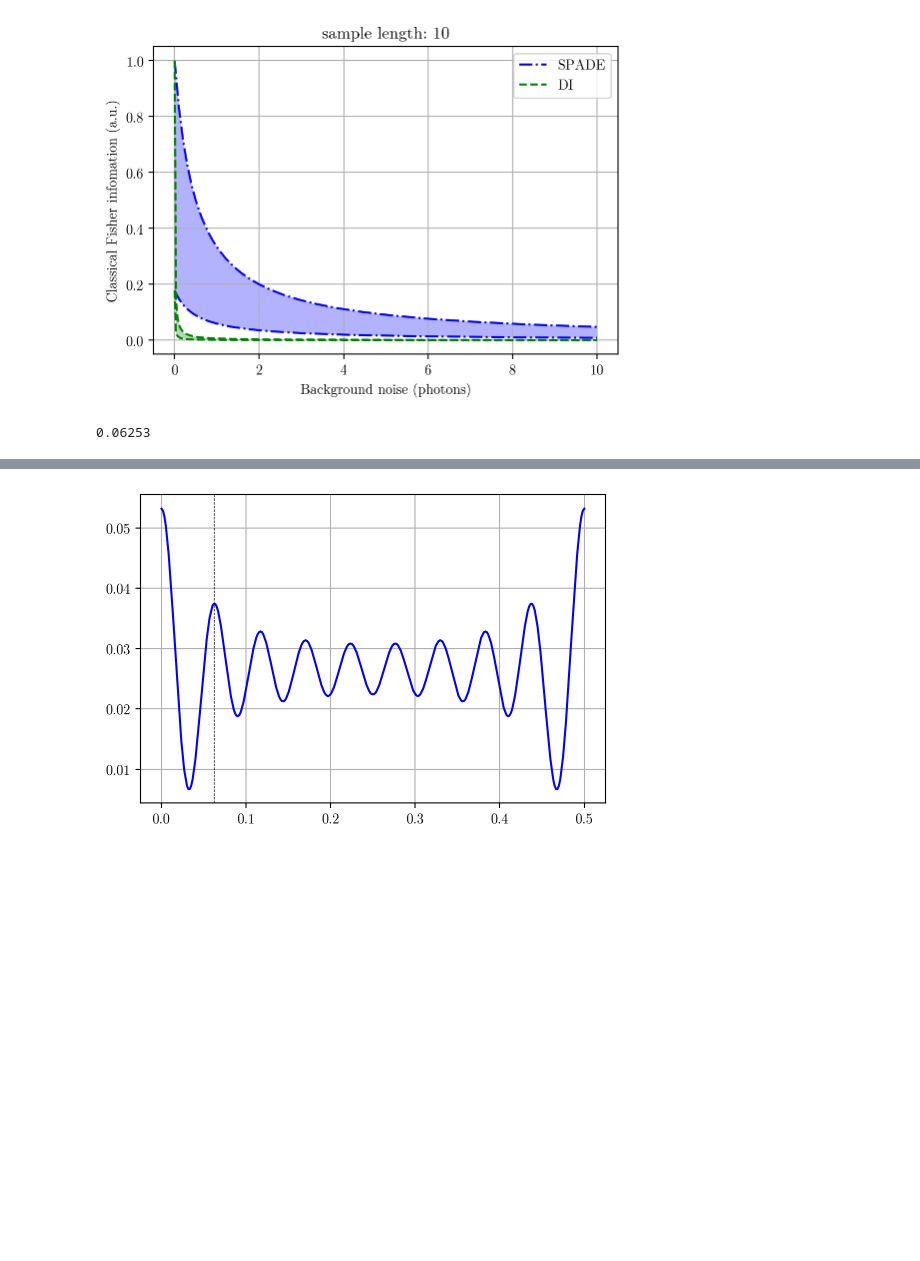
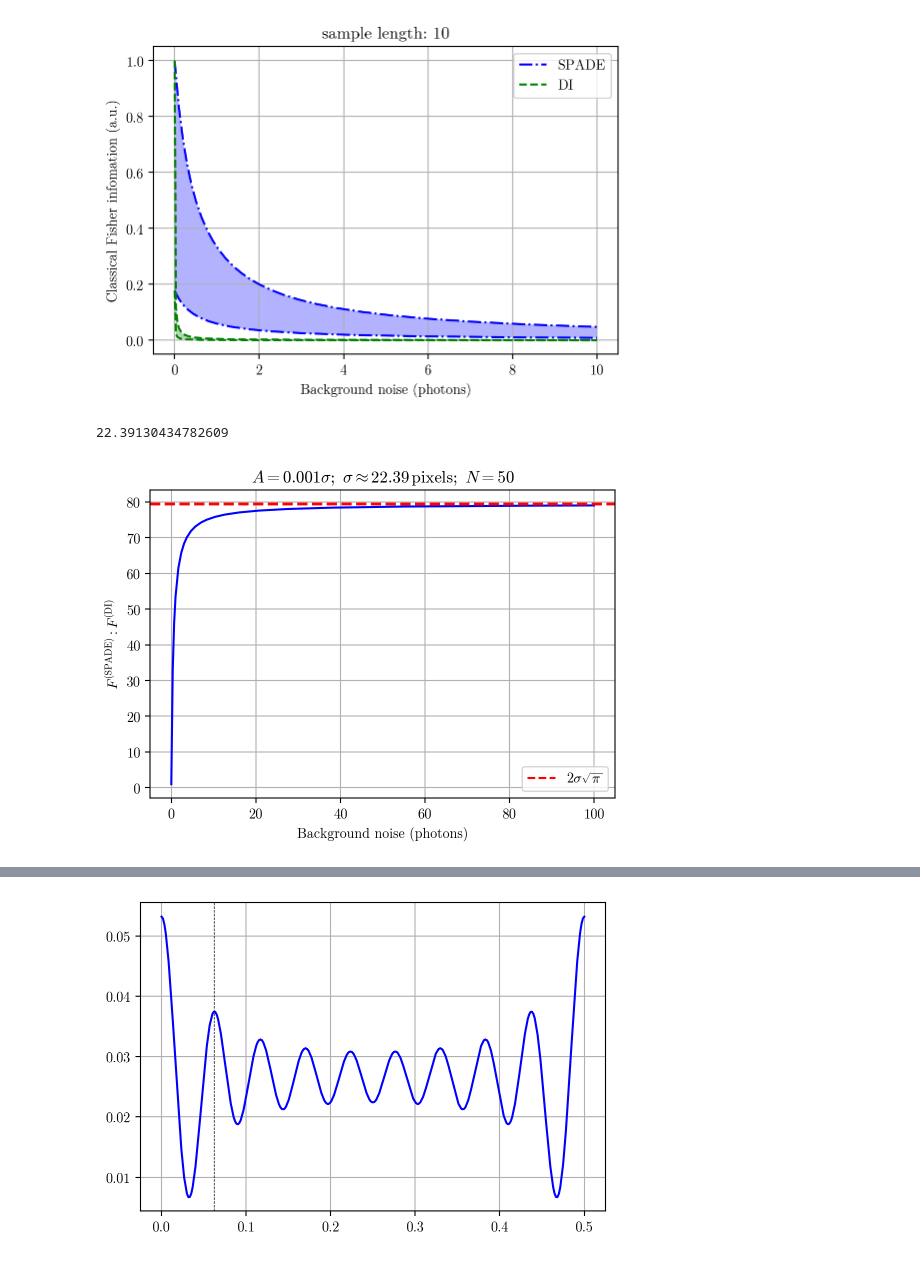
Before and after one commit to huchaoning/freqest-draft, a Jupyter notebook: 1.ipynb, the cells around one changed output, grey strips where cells are left out. Saved outputs shown, nothing was run; the diff lists cells and outputs as text; code cells hidden in the pictures; blank space fills up the shorter version.

```diff
--- a/1.ipynb
+++ b/1.ipynb
@@ -3,9 +3,10 @@ from src import *
 from myutils import *
 from scipy.special import erf, erfc
 # %%
+N = 50
+
 sigma = DI.SIGMA / qCMOS.PIXEL_SIZE
 A = 5 * DMD.PIXEL_SIZE / qCMOS.PIXEL_SIZE / 2
-A = 0.01*sigma
-N = 10
+A = 0.001 * sigma
 A, sigma
 # %% [output]
@@ -43,7 +44,7 @@ def di_dv_p(k, s):
 def di_eta(s, I0, b):
     uk = lambda k: I0 * di_p(k, s) + b
     dv_uk = lambda k: I0 * di_dv_p(k, s)
-    return np.array([1/uk(k) * (dv_uk(k)**2) for k in np.arange(-100, 100)]).sum(0)
+    return np.array([1/uk(k) * (dv_uk(k)**2) for k in np.arange(-200, 200)]).sum(0)
 
 def di_func_s(n, freq):
     return A * np.sin(tau * freq * n)
@@ -94,7 +95,19 @@ plt.savefig('1.svg')
 plt.show()
 # %% [output]
 [figure]
-# %%
-[0.06253, 0.03253]
-# %% [output]
-0.06253
+# %%
+sigma
+# %% [output]
+22.39130434782609
+# %%
+max = spade_fi(0.06253, 1, 0)
+x = np.linspace(1e-10, 1e2, 300)
+plot(x, spade_fi(0.06253, 1, x) / di_fi(0.06253, 1, x), 'b', title=r'$A=0.001\sigma;~\sigma\approx22.39\,{\rm pixels};~N=50$')
+# plot(x, spade_fi(0.03253, 1, x) / di_fi(0.03253, 1, x), 'g-.', label='SPADE')
+axline(h=sqrt(pi) * (2*sigma), c='r', w=2)
+
+plot(fmt='r--', label=r'$2\sigma\sqrt{\pi}$')
+
+plot(ylabel=r'$F^{\rm (SPADE)}:F^{\rm (DI)}$', xlabel='Background noise (photons)', save='2sqrtpi.pdf')
+# %% [output]
+[figure, added]
```
Also changed, not shown: parts of 9 cells of this notebook.
